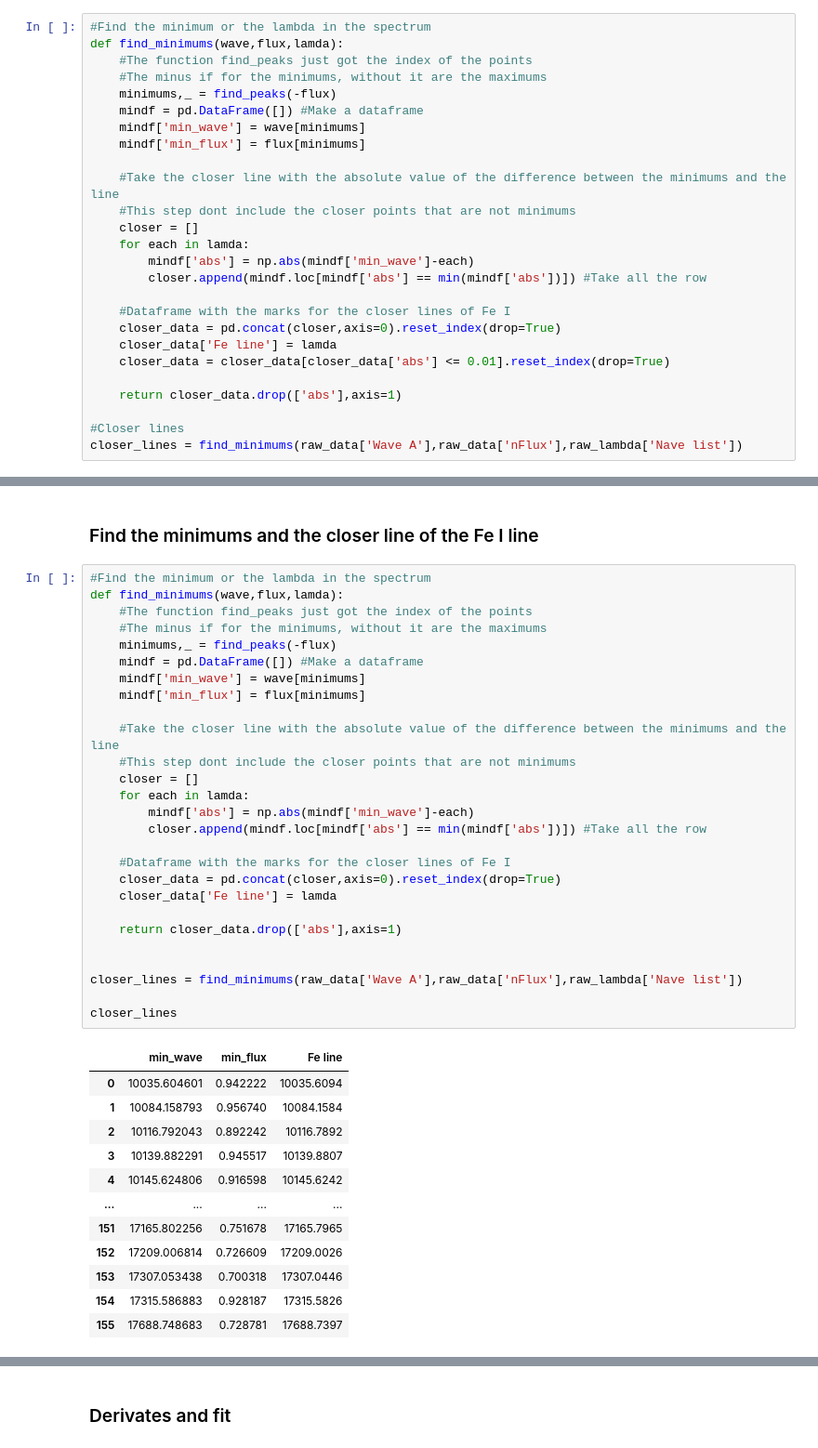
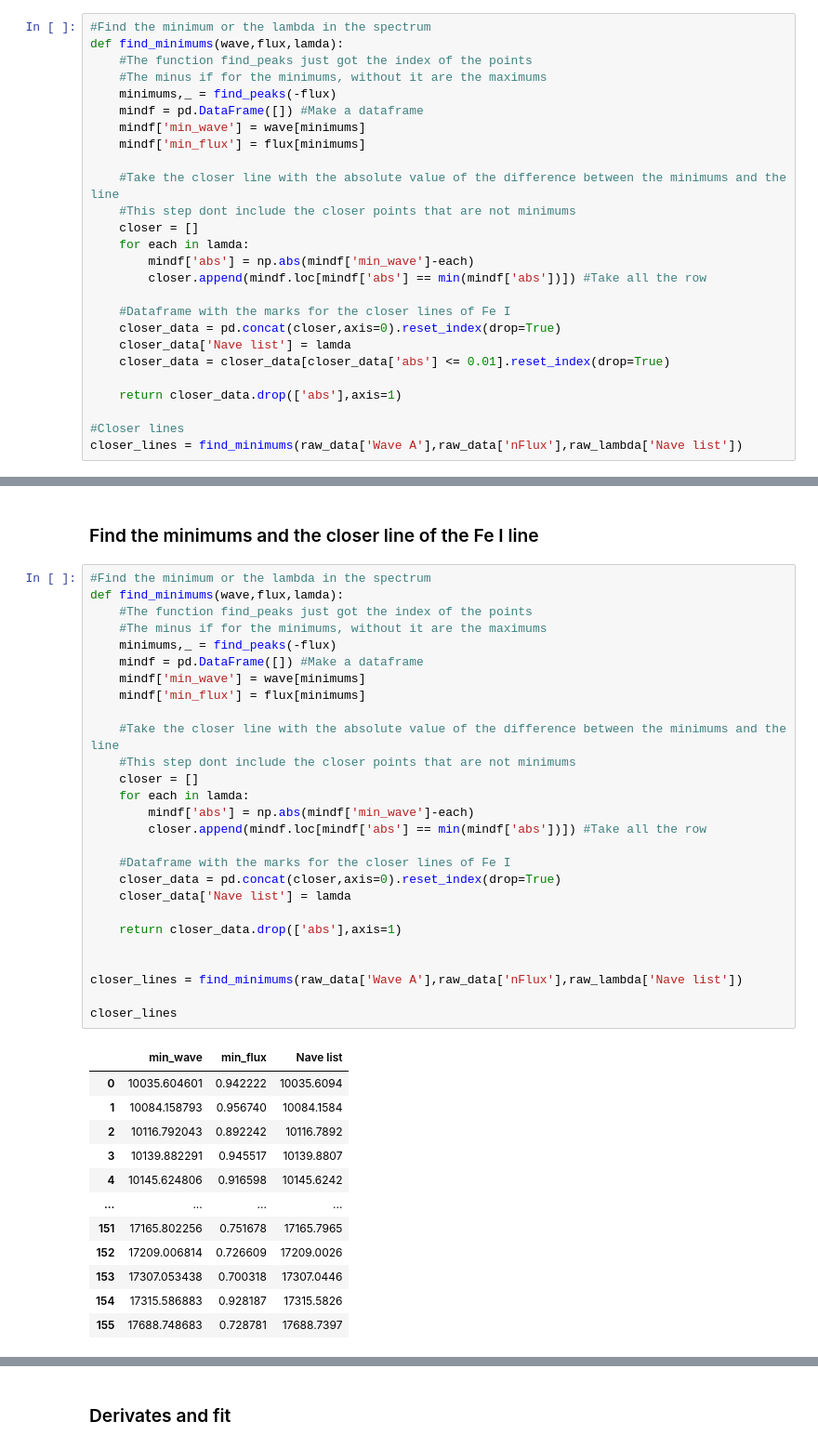
Before and after one commit to ccuellarn/Measurement-and-Characterization-of-Granulation-Patterns-in-the-IAG-Solar-Flux-Spectrum, a Jupyter notebook: Project/Visualizer/Visualizer.ipynb, the cells around one changed output, grey strips where cells are left out. Shown at 93% size. Drawn from its saved outputs; the diff is of its cells as text.

```diff
--- a/Project/Visualizer/Visualizer.ipynb
+++ b/Project/Visualizer/Visualizer.ipynb
@@ -89,7 +89,7 @@ def find_minimums(wave,flux,lamda):
 
     #Dataframe with the marks for the closer lines of Fe I
     closer_data = pd.concat(closer,axis=0).reset_index(drop=True)
-    closer_data['Fe line'] = lamda
+    closer_data['Nave list'] = lamda
     closer_data = closer_data[closer_data['abs'] <= 0.01].reset_index(drop=True)
 
     return closer_data.drop(['abs'],axis=1)
@@ -520,32 +558,32 @@ raw_lambda
 # %%
 #Find the minimum or the lambda in the spectrum
 def find_minimums(wave,flux,lamda):
     #The function find_peaks just got the index of the points
     #The minus if for the minimums, without it are the maximums
     minimums,_ = find_peaks(-flux)
     mindf = pd.DataFrame([]) #Make a dataframe
     mindf['min_wave'] = wave[minimums]
     mindf['min_flux'] = flux[minimums]
 
     #Take the closer line with the absolute value of the difference between the minimums and the line
     #This step dont include the closer points that are not minimums
     closer = []
     for each in lamda:
         mindf['abs'] = np.abs(mindf['min_wave']-each)
         closer.append(mindf.loc[mindf['abs'] == min(mindf['abs'])]) #Take all the row
 
     #Dataframe with the marks for the closer lines of Fe I
     closer_data = pd.concat(closer,axis=0).reset_index(drop=True)
-    closer_data['Fe line'] = lamda
+    closer_data['Nave list'] = lamda
 
     return closer_data.drop(['abs'],axis=1)
 
 
 closer_lines = find_minimums(raw_data['Wave A'],raw_data['nFlux'],raw_lambda['Nave list'])
 
 closer_lines
 # %% [output]
-|  | min_wave | min_flux | Fe line |
+|  | min_wave | min_flux | Nave list |
 | 0 | 10035.604601 | 0.942222 | 10035.6094 |
 | 1 | 10084.158793 | 0.956740 | 10084.1584 |
 | 2 | 10116.792043 | 0.892242 | 10116.7892 |
```
Also changed, not shown: parts of 18 cells of this notebook, 2 other files.
